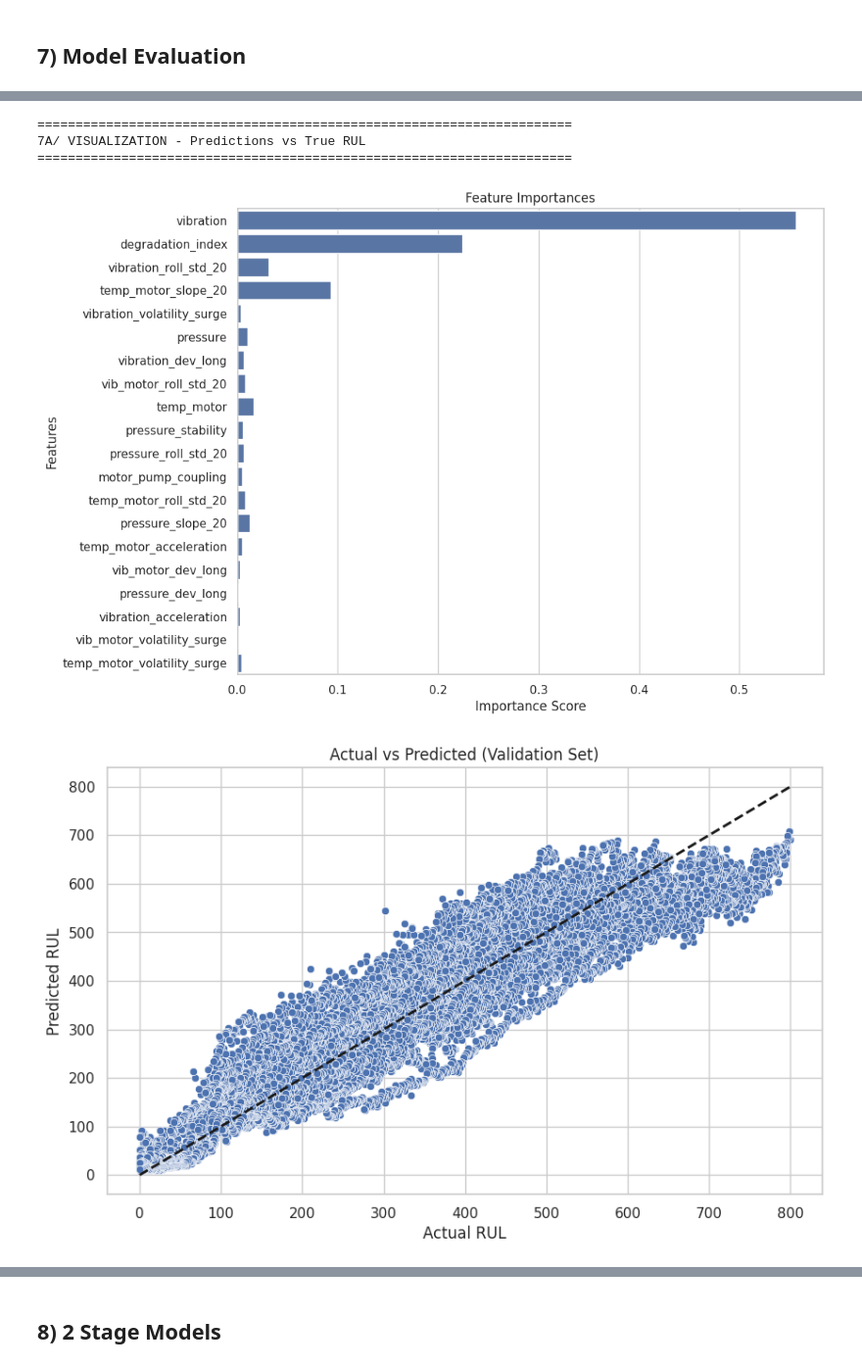
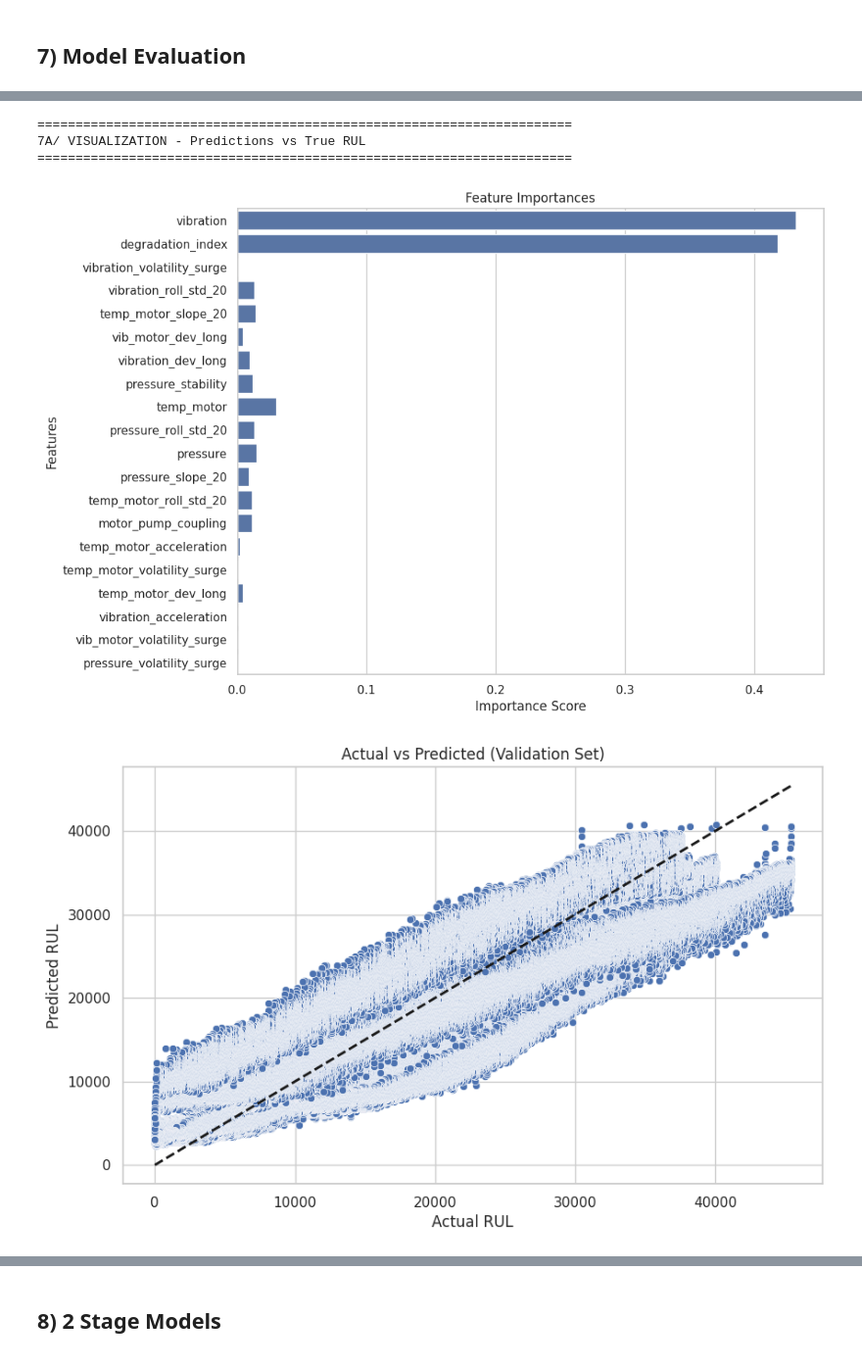
Before and after one commit to canozkan17/ROS2-Based-Smart-Factory-Digital-Twin, a Jupyter notebook: model_process_pump_Training.ipynb, the cells around one changed output, grey strips where cells are left out. Shown at 98% size. Drawn from its saved outputs; the diff is of its cells as text; code cells hidden in the pictures.

```diff
--- a/model_process_pump_Training.ipynb
+++ b/model_process_pump_Training.ipynb
@@ -1076,36 +1473,36 @@ def plot_actual_vs_predicted(y_true, y_pred, title):
     plt.plot([y_true.min(), y_true.max()], [y_true.min(), y_true.max()], 'k--', lw=2)
     plt.title(title)
     plt.xlabel('Actual RUL')
     plt.ylabel('Predicted RUL')
     plt.show()
 
 # Function to plot residuals
 def plot_residuals(y_true, y_pred, title):
     residuals = y_true - y_pred
     plt.figure(figsize=(10, 6))
     sns.histplot(residuals, bins=30, kde=True)
     plt.title(title)
     plt.xlabel('Residuals')
     plt.ylabel('Frequency')
     plt.show()
 
 # Plot feature importances
 plot_feature_importance(base_model, selected_features)
 
 # Plot actual vs predicted values for validation set
-plot_actual_vs_predicted(y_val, y_val_pred, 'Actual vs Predicted (Validation Set)')
+plot_actual_vs_predicted(y_val_long, y_val_pred, 'Actual vs Predicted (Validation Set)')
 
 # Plot actual vs predicted values for test set
-plot_actual_vs_predicted(y_test, y_test_pred, 'Actual vs Predicted (Test Set)')
+plot_actual_vs_predicted(y_test_long, y_test_pred, 'Actual vs Predicted (Test Set)')
 
 # Plot residuals for validation set
-plot_residuals(y_val, y_val_pred, 'Residuals (Validation Set)')
+plot_residuals(y_val_long, y_val_pred, 'Residuals (Validation Set)')
 
 # Plot residuals for test set
-plot_residuals(y_test, y_test_pred, 'Residuals (Test Set)')
+plot_residuals(y_test_long, y_test_pred, 'Residuals (Test Set)')
 # %% [output]
 ======================================================================
 7A/ VISUALIZATION - Predictions vs True RUL
 ======================================================================
-[figure, old version]
+[figure, new version]
-[figure, old version]
+[figure, new version]
```
Also changed, not shown: parts of 21 cells of this notebook, 8 other files.
